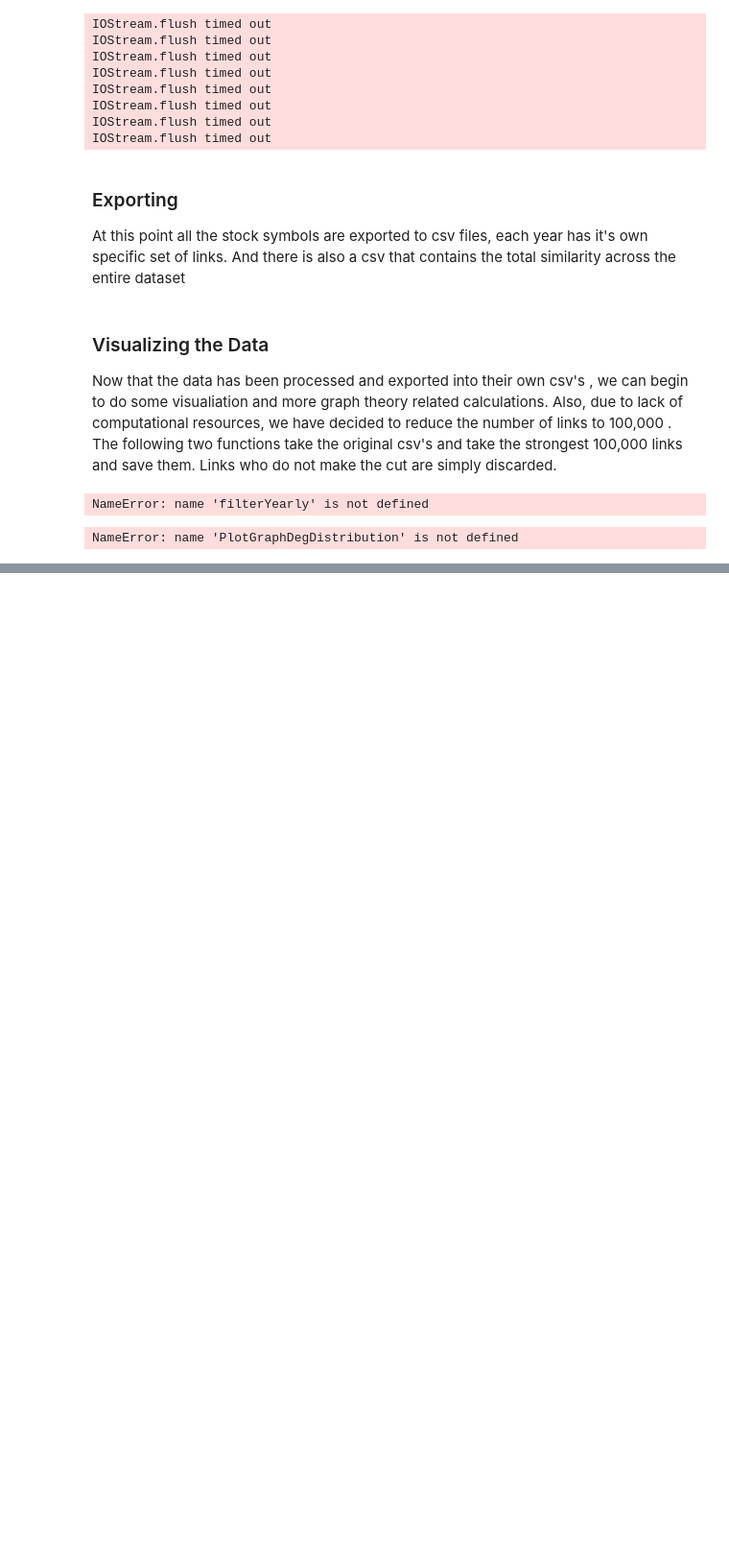
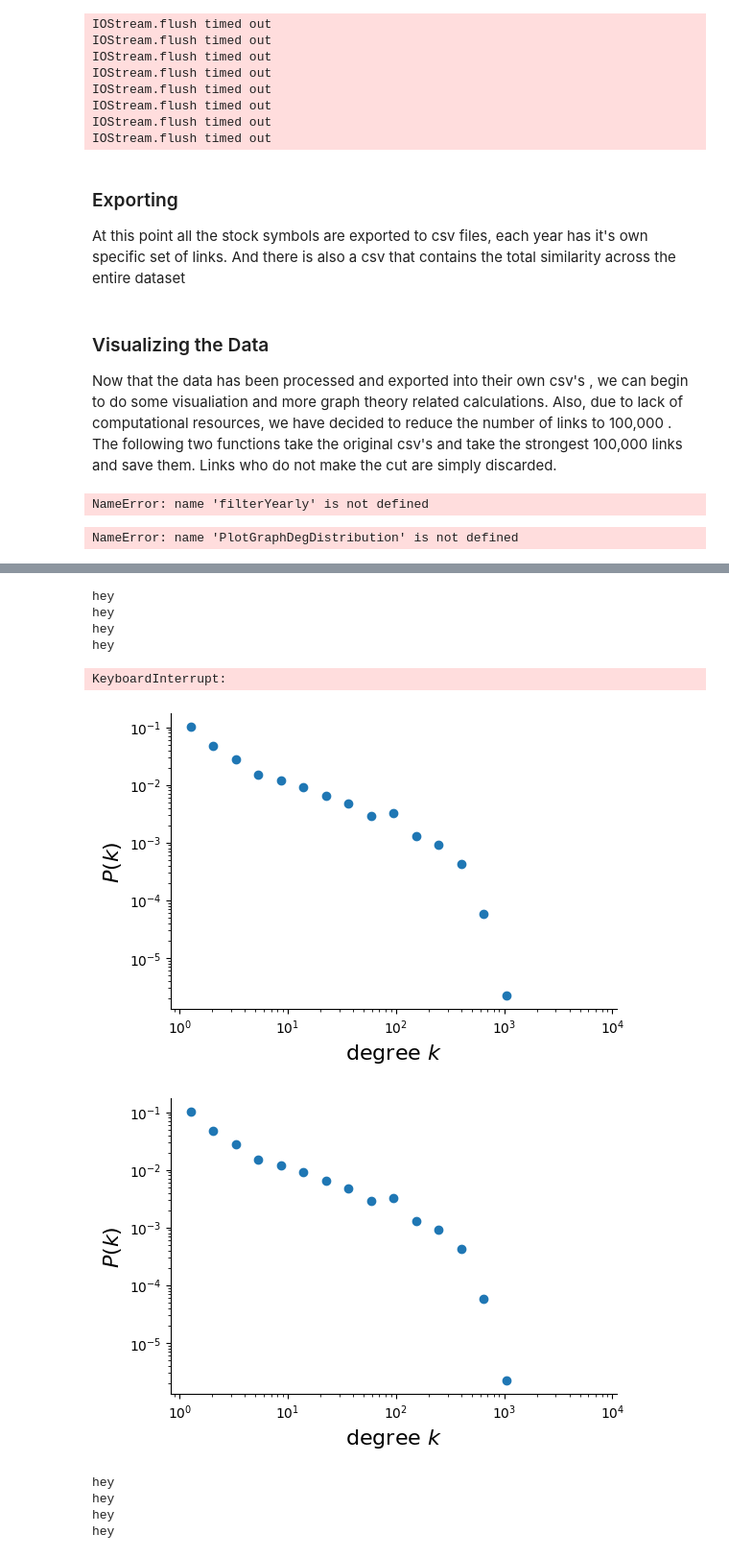
Before and after one commit to deliarm/672_final, a Jupyter notebook: main.ipynb, the cells around one changed output, grey strips where cells are left out. Shown: that part at 96% size. Saved outputs shown, nothing was run; the diff lists cells and outputs as text; code cells hidden in the pictures; blank space fills up the shorter version.

```diff
--- a/main.ipynb
+++ b/main.ipynb
@@ -285,0 +301,24 @@ Average Shortest Path:  2.728443762372391
+# %%
+clustering_ER = []
+short_path_ER = []
+
+for i in range(10): # 1000 is better
+
+    ER = nx.erdos_renyi_graph(GN, p, directed=False)
+    C_ER = np.mean(list(nx.clustering(ER).values()))
+    if nx.is_connected(ER)==True:
+        d_ER = nx.average_shortest_path_length(ER,weight=None)
+    clustering_ER.append(C_ER)
+    short_path_ER.append(d_ER)
+
+print(np.mean(clustering_ER))
+print(np.std(clustering_ER))
+
+print(np.mean(short_path_ER))
+print(np.std(short_path_ER))
+# %% [output]
+hey
+hey
+hey
+hey
+KeyboardInterrupt:
@@ -285,0 +343,37 @@ Average Shortest Path:  2.728443762372391
+# %%
+# Calculating metrics for a Degree Preservation Graph
+
+DP = G.copy() # the function edits the graph in place
+
+nx.double_edge_swap(DP,nswap=G.number_of_edges(),max_tries=1000000)
+plot_degree_dist(DP)
+plot_degree_dist(G)
+# %% [output]
+[figure, added]
+[figure, added]
+# %%
+# Let's create the ensemble.
+
+clustering_DP = []
+short_path_DP = []
+
+for i in range(100): # 1000 is better
+
+    nx.double_edge_swap(DP,nswap=G.number_of_edges(),max_tries=1000000)
+    print("hey")
+    C_DP = np.mean(list(nx.clustering(DP).values()))
+    if nx.is_connected(DP)==True:
+        d_DP = nx.average_shortest_path_length(DP,weight=None)
+    clustering_DP.append(C_DP)
+    short_path_DP.append(d_DP)
+
+print(np.mean(clustering_DP))
+print(np.std(clustering_DP))
+
+print(np.mean(short_path_DP))
+print(np.std(short_path_DP))
+# %% [output]
+hey
+hey
+hey
+hey
```
Also changed, not shown: parts of 7 cells of this notebook.
